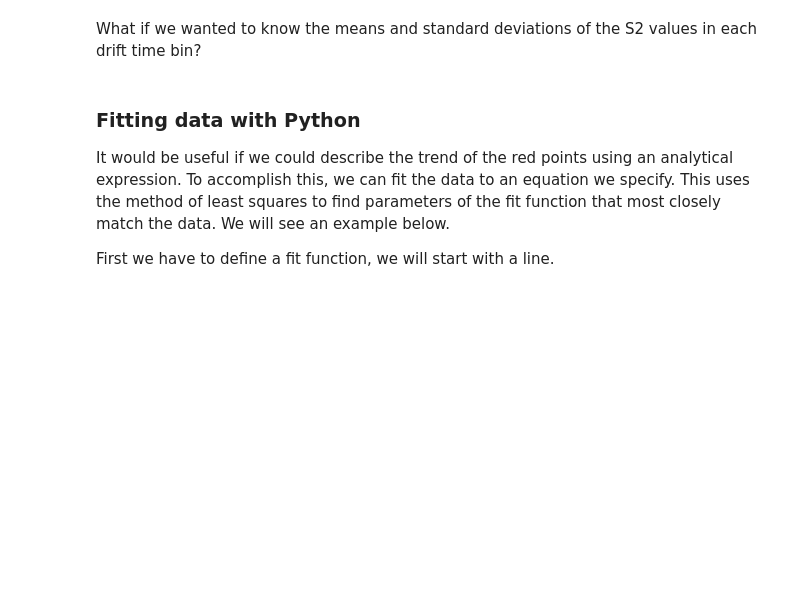
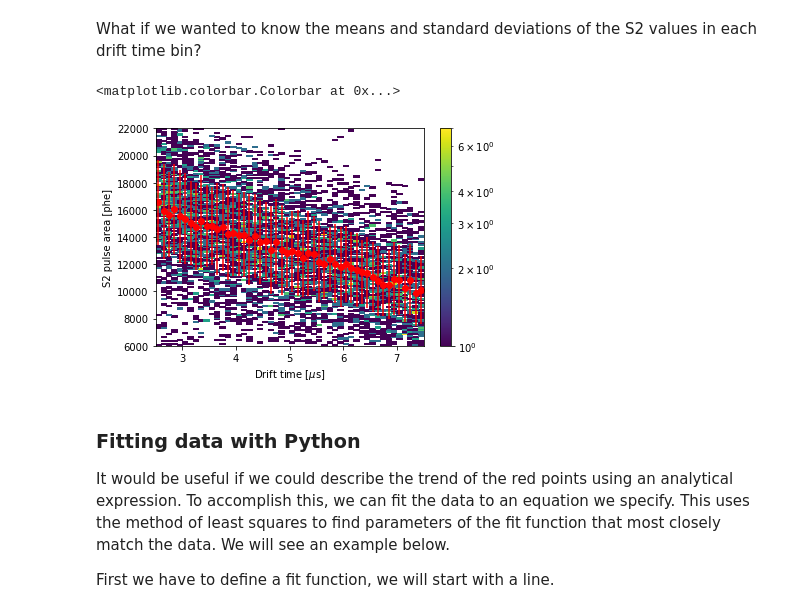
Before and after one commit to dtemps123/HS_Lessons, a Jupyter notebook: Lesson01.ipynb, the cells around one changed output. Saved outputs shown, nothing was run; the diff lists cells and outputs as text; code cells hidden in the pictures; blank space fills up the shorter version.

```diff
--- a/Lesson01.ipynb
+++ b/Lesson01.ipynb
@@ -204,23 +232,26 @@ What if we wanted to know the means and standard deviations of the S2 values in
 # %%
 # -- Calculate mu, sigma of S2 for each DT bin
 n_dt_bins      = len(dt_bins)-1
 dt_bin_centers = (xedges[1:len(dt_bins)] + xedges[0:len(dt_bins)-1])/2.
 
-means = np.zeros(len(dt_bin_centers))
+means = np.zeros(n_dt_bins)
 sdevs = np.zeros(len(dt_bin_centers))
 for i in np.arange(len(dt_bin_centers)):
     indeces_of_bin = ROI_cut_indexer * (DT_array>=dt_bins[i]) * (DT_array<dt_bins[i+1])
     S2s_in_bin = TS2_array[indeces_of_bin]
     means[i] = np.mean(S2s_in_bin)
     sdevs[i] = np.std(S2s_in_bin)
 
 # -- Plot them as errorbars on top of histogram
 plt.figure(7)
 plt.hist2d(DT_array[ROI_cut_indexer],TS2_array[ROI_cut_indexer], bins=dt_ts2_bins, norm=LogNorm())
 plt.errorbar(dt_bin_centers, means, yerr=sdevs, fmt='o', color='r')
 plt.xlabel(r"Drift time [$\mu$s]")
 plt.ylabel("S2 pulse area [phe]")
 plt.colorbar()
+# %% [output]
+<matplotlib.colorbar.Colorbar at 0x...>
+[figure, added]
 # %% [markdown]
 ### Fitting data with Python
 It would be useful if we could describe the trend of the red points using an analytical expression. To accomplish this, we can fit the data to an equation we specify. This uses the method of least squares to find parameters of the fit function that most closely match the data. We will see an example below.
```
Also changed, not shown: parts of 10 cells of this notebook, 1 other file.
